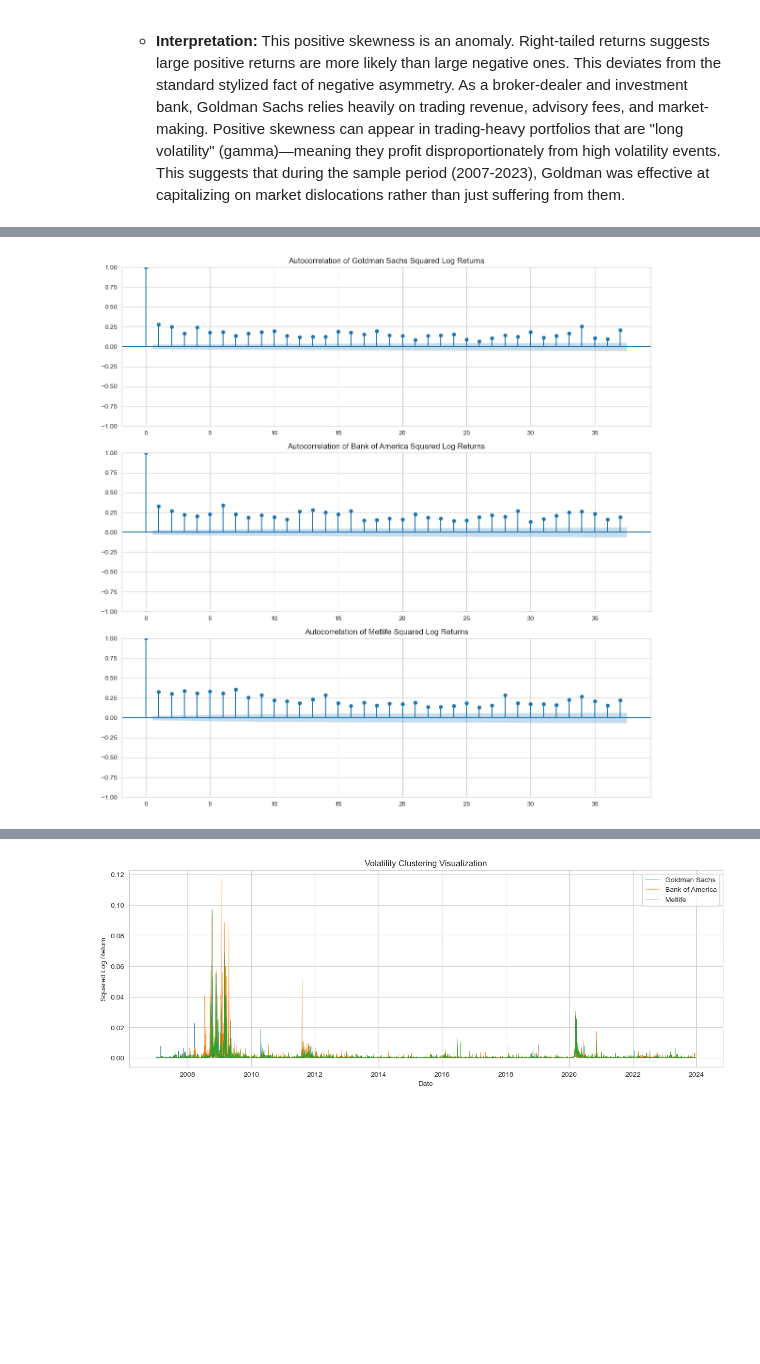
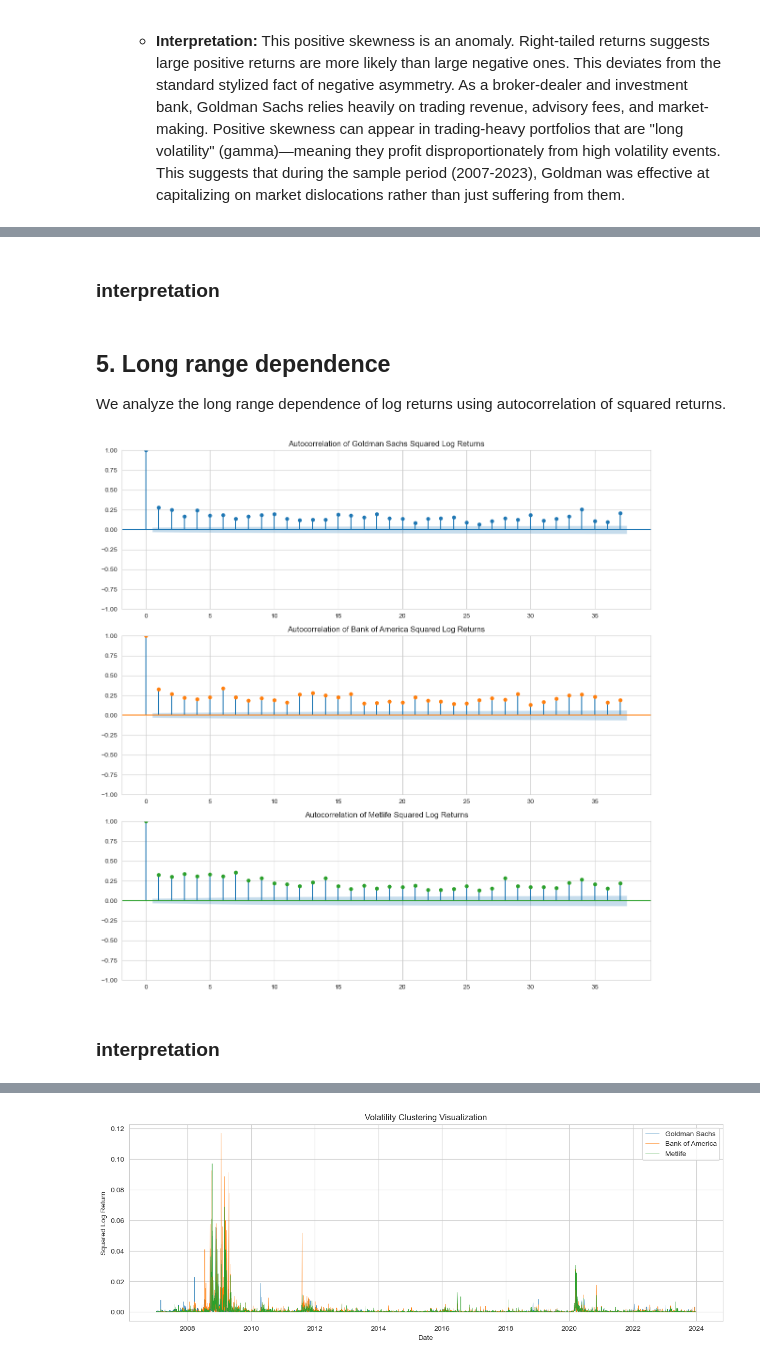
Before and after one commit to Leo-s13/financial_econometrics, a Jupyter notebook: analysis.ipynb, the cells around one changed output, grey strips where cells are left out. Saved outputs shown, nothing was run; the diff lists cells and outputs as text; code cells hidden in the pictures; blank space fills up the shorter version.

```diff
--- a/analysis.ipynb
+++ b/analysis.ipynb
@@ -336,13 +304,20 @@ plt.show()
+# %% [markdown]
+### interpretation
+# %% [markdown]
+## 5. Long range dependence
+We analyze the long range dependence of log returns using autocorrelation of squared returns.
 # %%
 # autocorrelation of squared log returns
 plt.figure(figsize=(12, 12))
 plt.subplot(3, 1, 1)
-plot_acf(GS['log_return']**2, ax=plt.gca(), title='Autocorrelation of Goldman Sachs Squared Log Returns')
+plot_acf(GS['log_return']**2, ax=plt.gca(), title='Autocorrelation of Goldman Sachs Squared Log Returns', color='C0')
 plt.subplot(3, 1, 2)
-plot_acf(BAC['log_return']**2, ax=plt.gca(), title='Autocorrelation of Bank of America Squared Log Returns')
+plot_acf(BAC['log_return']**2, ax=plt.gca(), title='Autocorrelation of Bank of America Squared Log Returns', color='C1')
 plt.subplot(3, 1, 3)
-plot_acf(MET['log_return']**2, ax=plt.gca(), title='Autocorrelation of Metlife Squared Log Returns')
+plot_acf(MET['log_return']**2, ax=plt.gca(), title='Autocorrelation of Metlife Squared Log Returns', color='C2')
 plt.tight_layout()
 plt.show()
 # %% [output]
-[figure, old version]
+[figure, new version]
+# %% [markdown]
+### interpretation
```
Also changed, not shown: parts of 22 cells of this notebook.
